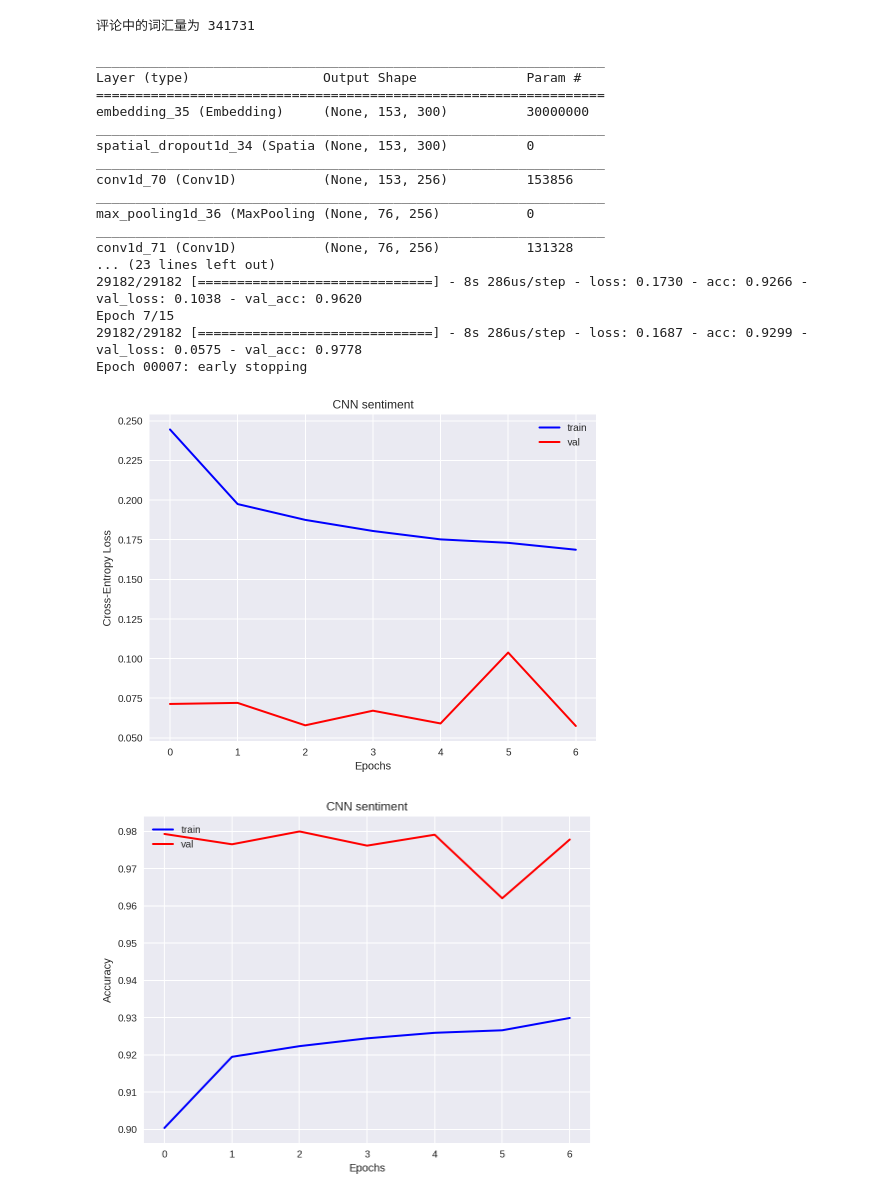
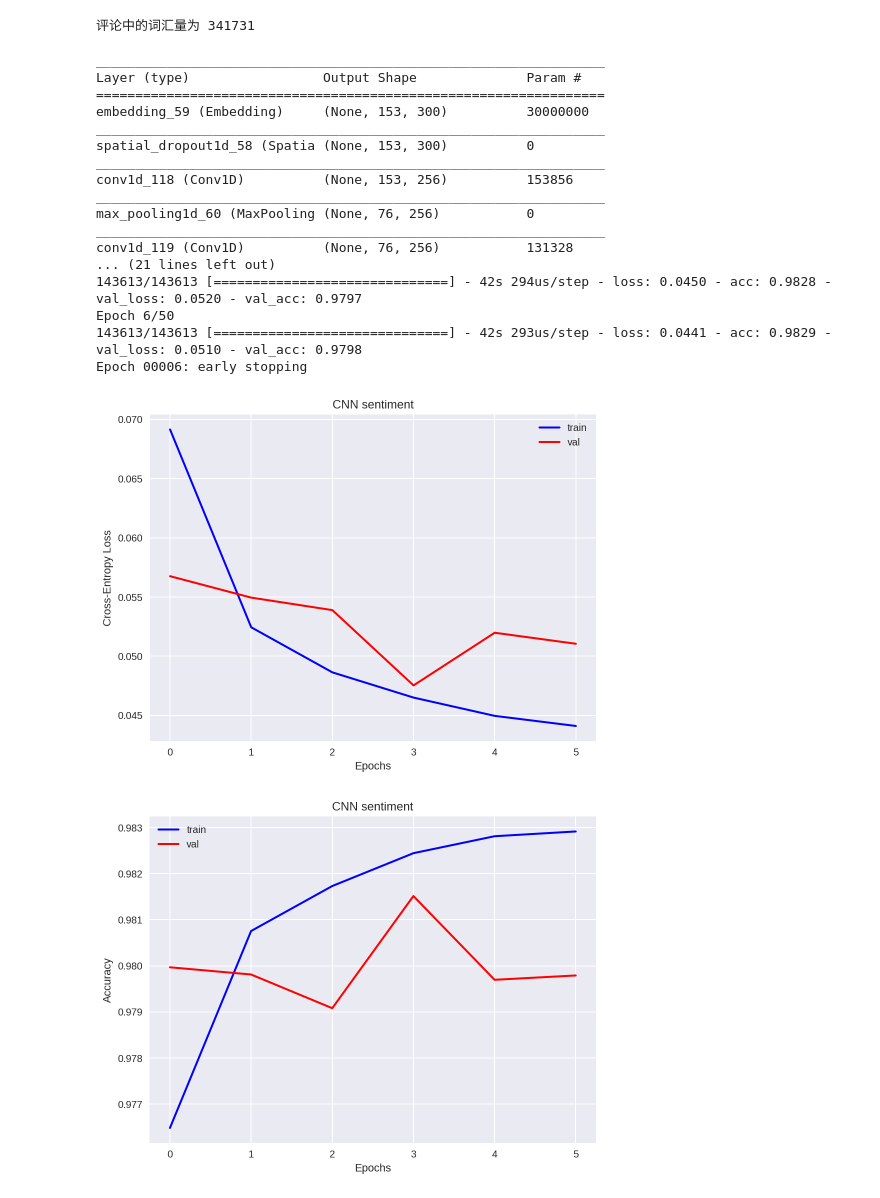
Before and after one commit to Zhengqi-Li/NLP, a Jupyter notebook: textCNN.ipynb, the cells around one changed output. Drawn from its saved outputs; the diff is of its cells as text; code cells hidden in the pictures.

```diff
--- a/textCNN.ipynb
+++ b/textCNN.ipynb
@@ -203,7 +203,7 @@ def data_choice(x, y):
     dirty_index = np.argwhere(y.sum(axis=1)>0)
     d = dirty_index.reshape(dirty_index.shape[0])
     clean_index = np.argwhere(y.sum(axis=1)==0)
-    c = np.random.choice(clean_index.reshape(clean_index.shape[0]), 2700*6)
+    c = np.random.choice(clean_index.reshape(clean_index.shape[0]), 2700*2)
     return np.append(x[d],x[c], axis=0), np.append(y[d],y[c], axis=0)
 
 num_filters = 256
@@ -224,11 +224,11 @@ model.compile(loss='binary_crossentropy', optimizer='adam', metrics=['accuracy']
 model.summary()
 callbacks = [EarlyStopping(monitor='val_loss',
                           min_delta=0.01,
-                          patience=4,
+                          patience=5,
                           verbose=1)]
 
 batch_size = 64
-epochs = 15
+epochs = 50
 # X_train, X_valid, Y_train, Y_valid = train_test_split(data_choice(seq_train, train_data[labels].values)[0],
 #                                                       data_choice(seq_train, train_data[labels].values)[1],
 #                                                       test_size = 0.1
@@ -240,8 +240,16 @@ epochs = 15
 #                 callbacks=callbacks,
 #                 validation_data = (X_valid, Y_valid),
 #                 verbose=1)
-hist = model.fit(data_choice(seq_train, train_data[labels].values)[0],
-                 data_choice(seq_train, train_data[labels].values)[1],
+# hist = model.fit(data_choice(seq_train, train_data[labels].values)[0],
+#                  data_choice(seq_train, train_data[labels].values)[1],
+#                 epochs=epochs,
+#                 batch_size=batch_size,
+#                 callbacks=callbacks,
+#                 validation_split=0.1,
+#                 shuffle=True,
+#                 verbose=1)
+hist = model.fit(seq_train,
+                 train_data[labels].values,
                 epochs=epochs,
                 batch_size=batch_size,
                 callbacks=callbacks,
@@ -254,42 +262,42 @@ plt.plot(hist.history['loss'], lw=2.0, color='b', label='train')
 plt.plot(hist.history['val_loss'], lw=2.0, color='r', label='val')
 plt.title('CNN sentiment')
 plt.xlabel('Epochs')
 plt.ylabel('Cross-Entropy Loss')
 plt.legend(loc='upper right')
 plt.show()
 
 plt.figure()
 plt.plot(hist.history['acc'], lw=2.0, color='b', label='train')
 plt.plot(hist.history['val_acc'], lw=2.0, color='r', label='val')
 plt.title('CNN sentiment')
 plt.xlabel('Epochs')
 plt.ylabel('Accuracy')
 plt.legend(loc='upper left')
 plt.show()
 
 y_test = model.predict(seq_test)
 label_names = ["toxic", "severe_toxic", "obscene", "threat", "insult", "identity_hate"]
 submission_df = pd.DataFrame(columns=['id'] + label_names)
 submission_df['id'] = test_data['id'].values
 submission_df[label_names] = y_test
 submission_df.to_csv("./cnn_fasttext_submission.csv", index=False)
 # %% [output]
 _________________________________________________________________
 Layer (type)                 Output Shape              Param #
 =================================================================
-embedding_35 (Embedding)     (None, 153, 300)          30000000
+embedding_59 (Embedding)     (None, 153, 300)          30000000
 _________________________________________________________________
-spatial_dropout1d_34 (Spatia (None, 153, 300)          0
+spatial_dropout1d_58 (Spatia (None, 153, 300)          0
 _________________________________________________________________
-conv1d_70 (Conv1D)           (None, 153, 256)          153856
+conv1d_118 (Conv1D)          (None, 153, 256)          153856
 _________________________________________________________________
-max_pooling1d_36 (MaxPooling (None, 76, 256)           0
+max_pooling1d_60 (MaxPooling (None, 76, 256)           0
 _________________________________________________________________
-conv1d_71 (Conv1D)           (None, 76, 256)           131328
-... (23 lines left out)
-29182/29182 [==============================] - 8s 286us/step - loss: 0.1730 - acc: 0.9266 - val_loss: 0.1038 - val_acc: 0.9620
-Epoch 7/15
-29182/29182 [==============================] - 8s 286us/step - loss: 0.1687 - acc: 0.9299 - val_loss: 0.0575 - val_acc: 0.9778
-Epoch 00007: early stopping
+conv1d_119 (Conv1D)          (None, 76, 256)           131328
+... (21 lines left out)
+143613/143613 [==============================] - 42s 294us/step - loss: 0.0450 - acc: 0.9828 - val_loss: 0.0520 - val_acc: 0.9797
+Epoch 6/50
+143613/143613 [==============================] - 42s 293us/step - loss: 0.0441 - acc: 0.9829 - val_loss: 0.0510 - val_acc: 0.9798
+Epoch 00006: early stopping
-[figure, old version]
+[figure, new version]
-[figure, old version]
+[figure, new version]
```
